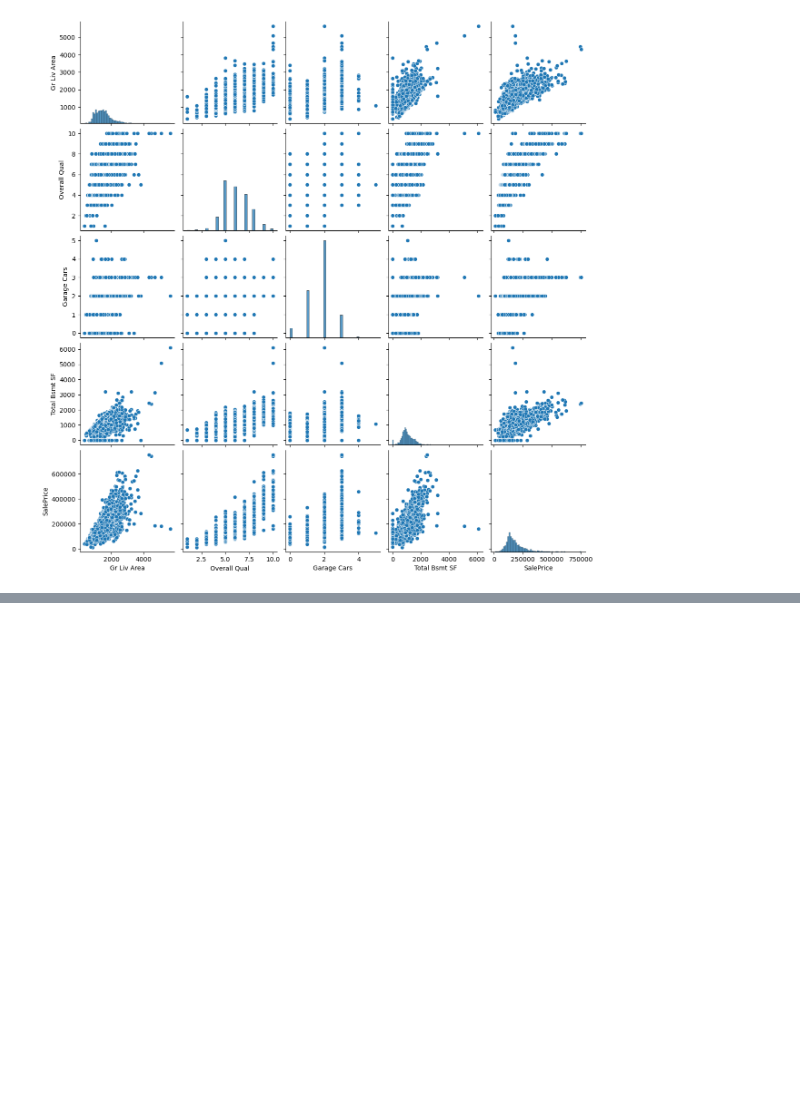
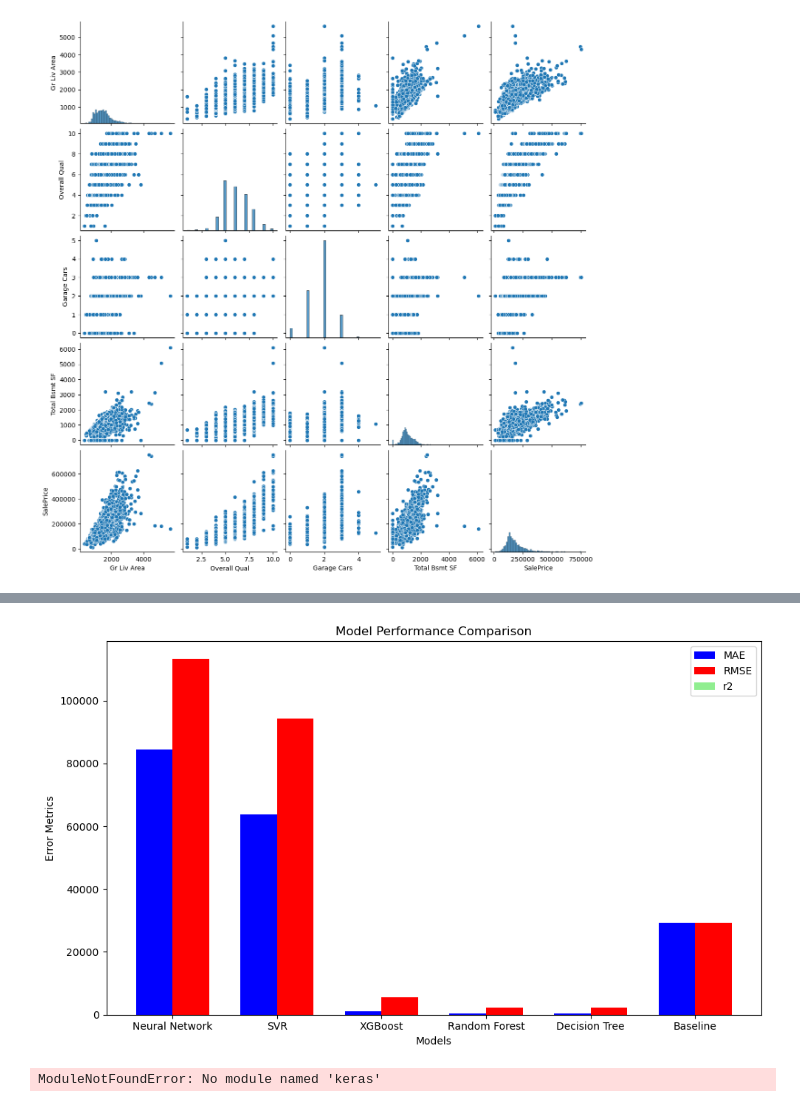
Before and after one commit to Gladwellchebelyon/FututrIntern_DS_03.House-Price-Prediction, a Jupyter notebook: House prediction.ipynb, the cells around one changed output, grey strips where cells are left out. Saved outputs shown, nothing was run; the diff lists cells and outputs as text; code cells hidden in the pictures; blank space fills up the shorter version.

```diff
--- a/House prediction.ipynb
+++ b/House prediction.ipynb
@@ -249,0 +723,63 @@ Passing `palette` without assigning `hue` is deprecated and will be removed in v
+# %%
+import matplotlib.pyplot as plt
+import numpy as np
+
+# Model performance metrics
+models = ['Neural Network', 'SVR', 'XGBoost', 'Random Forest', 'Decision Tree', 'Baseline']
+mae_values = [84335.92, 63734.83, 1166.96, 437.84, 437.84, 29240.49]
+rmse_values = [113156.32, 94228.99, 5594.06, 2264.09, 2264.09, 29240.49]
+R_values = [0.9473]
+# Bar width
+bar_width = 0.35
+index = np.arange(len(models))
+
+# Create subplots
+fig, ax = plt.subplots(figsize=(10, 6))
+
+# Create bars for MAE and RMSE
+bar1 = ax.bar(index, mae_values, bar_width, label='MAE', color='b')
+bar2 = ax.bar(index + bar_width, rmse_values, bar_width, label='RMSE', color='r')
+bar3 = ax.bar(index + bar_width, r2_values, bar_width, label='r2', color='lightgreen')
+
+# Add labels and title
+ax.set_xlabel('Models')
+ax.set_ylabel('Error Metrics')
+ax.set_title('Model Performance Comparison')
+ax.set_xticks(index + bar_width / 2)
+ax.set_xticklabels(models)
+ax.legend()
+
+# Highlight the best model based on RMSE (you can adjust this based on your criteria)
+best_rmse_index = np.argmin(rmse_values)
+best_mae_index = np.argmin(mae_values)
+
+# Highlight the best model bar
+for bar in bar1:
+    if bar.get_x() == index[best_mae_index]:
+        bar.set_color('g')  # Change color to green for best MAE
+for bar in bar2:
+    if bar.get_x() == index[best_rmse_index] + bar_width:
+        bar.set_color('y')  # Change color to yellow for best RMSE
+
+# Display the plot
+plt.tight_layout()
+plt.show()
+# %% [output]
+[figure, added]
+# %%
+import numpy as np
+from keras.models import Sequential
+from keras.layers import Dense, Dropout
+from keras.wrappers.scikit_learn import KerasRegressor
+
+def build_model(optimizer='adam', activation='relu', dropout_rate=0.0):
+    model = Sequential()
+    model.add(Dense(64, input_dim=X_train.shape[1], activation=activation))
+    model.add(Dropout(dropout_rate))
+    model.add(Dense(32, activation=activation))
+    model.add(Dropout(dropout_rate))
+    model.add(Dense(1))  # Output layer for regression
+    model.compile(loss='mean_squared_error', optimizer=optimizer)
+    return model
+# %% [output]
+ModuleNotFoundError: No module named 'keras'
```
Also changed, not shown: parts of 33 cells of this notebook.
